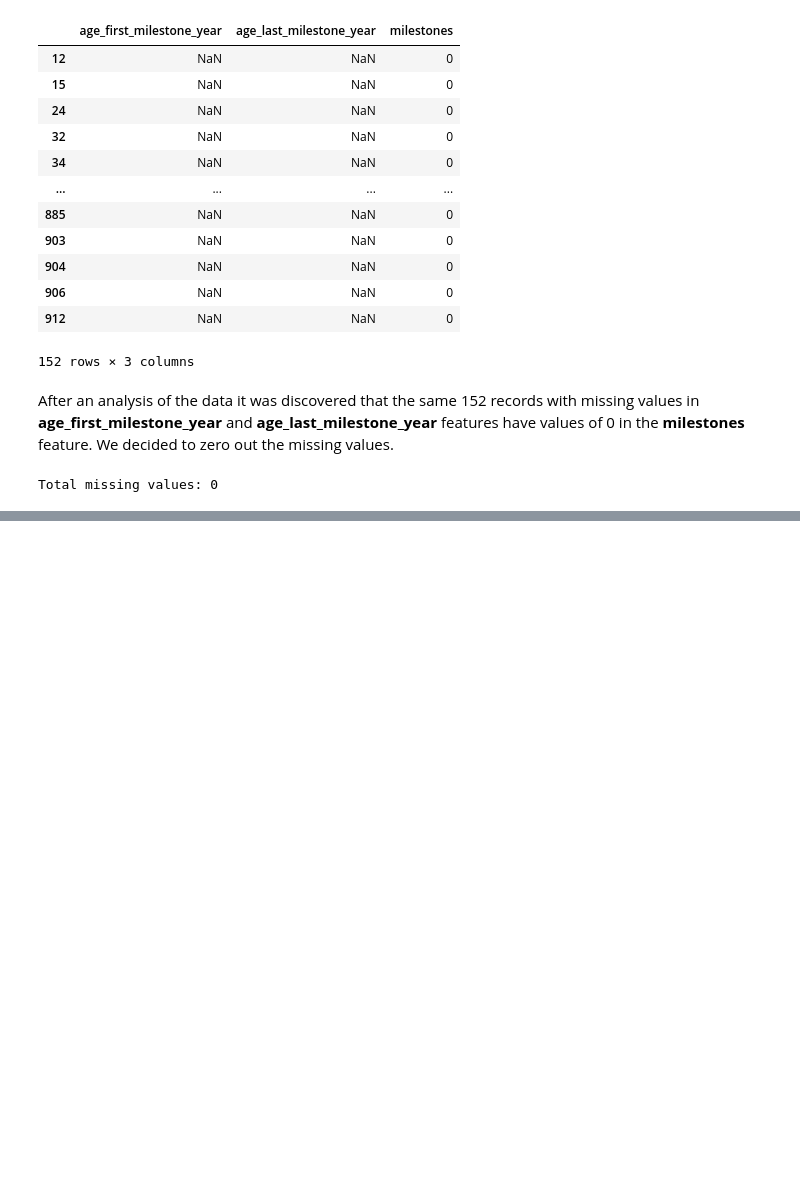
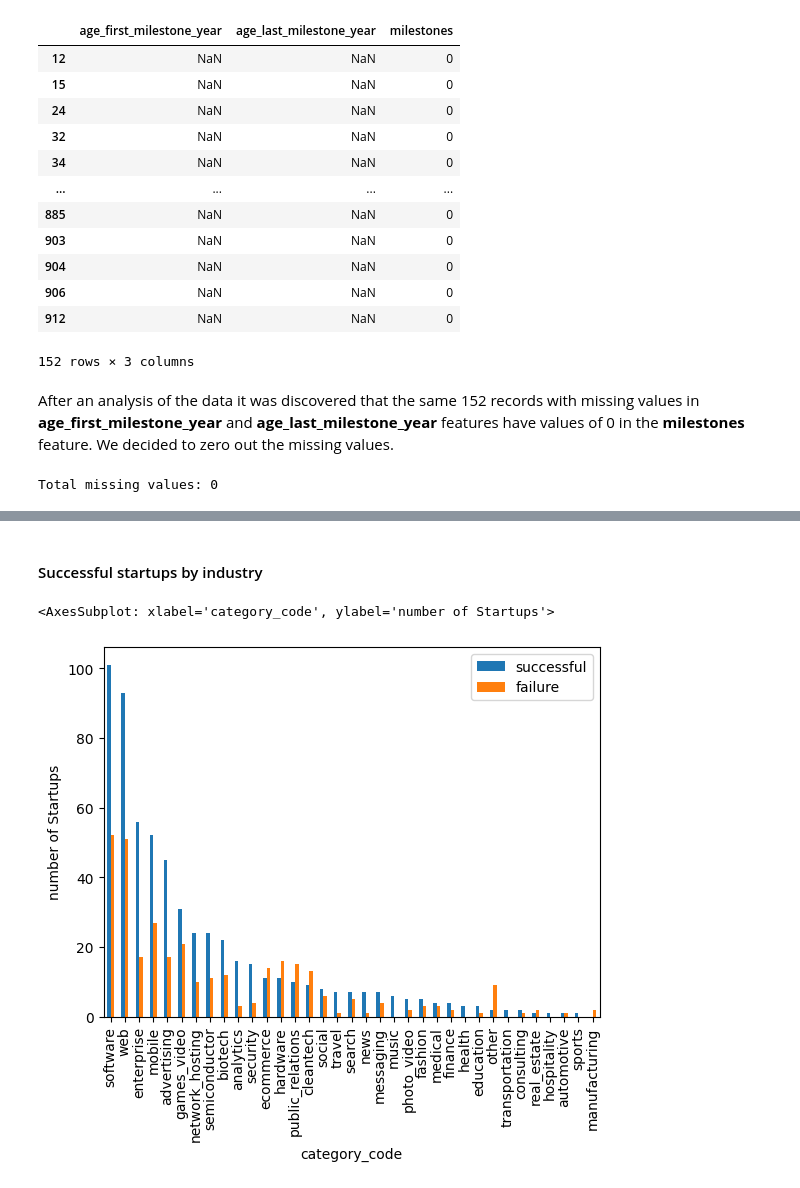
Before and after one commit to adriansacas/ml_final_project, a Jupyter notebook: FinalProject.ipynb, the cells around one changed output, grey strips where cells are left out. Drawn from its saved outputs; the diff is of its cells as text; code cells hidden in the pictures; blank space fills up the shorter version.

Commit message:
Data analysis

```diff
--- a/FinalProject.ipynb
+++ b/FinalProject.ipynb
@@ -227,0 +279,11 @@ Total missing values: 0
+# %% [markdown]
+#### Successful startups by industry
+# %%
+cat_group = pd.DataFrame(df.loc[:, ['category_code', 'successful']], columns=['category_code', 'successful'])
+cat_group['failure'] = (df['successful'].map({1:0, 0:1}))
+cat_group = cat_group.groupby(['category_code'])
+cat_group = cat_group.sum().sort_values(by='successful', ascending=False)
+cat_group.plot(kind='bar', ylabel='Number of Startups')
+# %% [output]
+<AxesSubplot: xlabel='category_code', ylabel='number of Startups'>
+[figure, added]
```
Also changed, not shown: parts of 8 cells of this notebook.
